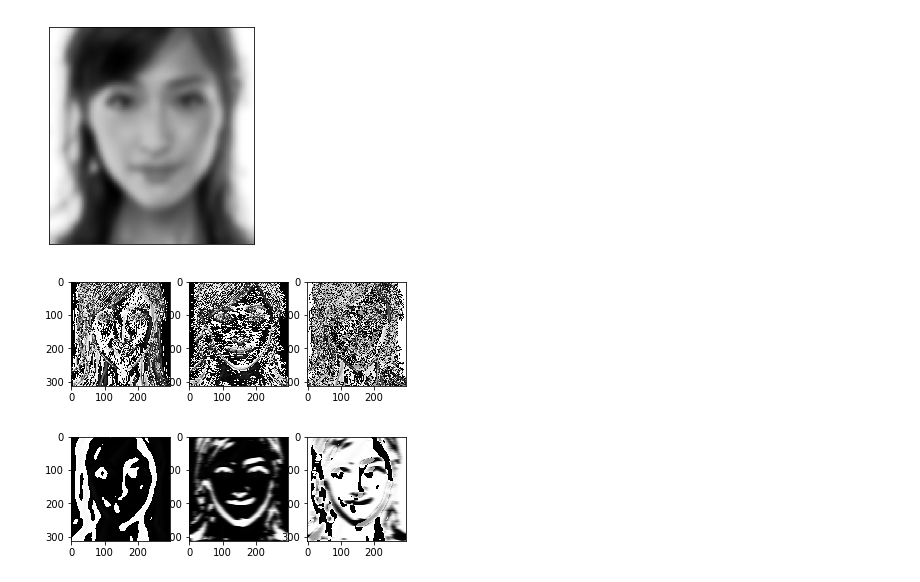
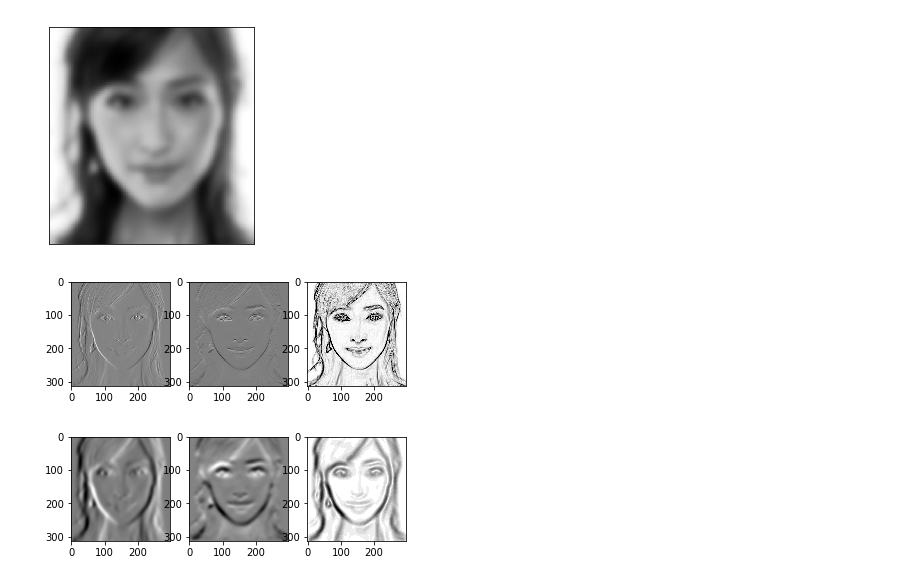
Before and after one commit to w91379137/IDSPythonScript, a Jupyter notebook: Opencv/Ch1_P6.ipynb, the cells around one changed output. Cells and saved outputs as stored; diff of their text form; code cells hidden in the pictures.

```diff
--- a/Opencv/Ch1_P6.ipynb
+++ b/Opencv/Ch1_P6.ipynb
@@ -49,9 +49,12 @@ plt.show()
 # %% [output]
 [figure]
 # %%
-imx = filters.sobel(img_gray, 1)
-imy = filters.sobel(img_gray, 0)
-img_g = np.sqrt(imx.astype(np.float) ** 2 + imy.astype(np.float) ** 2).astype(np.uint8)
+imx = filters.sobel(img_gray.astype(np.float), 1)
+imy = filters.sobel(img_gray.astype(np.float), 0)
+img_g = np.sqrt(imx.astype(np.float) ** 2 + imy.astype(np.float) ** 2)
+img_g[img_g > 255] = 255
+img_g[img_g < 0] = 0
+img_g = img_g.astype(np.uint8)
 
 plt.subplot(1, 3, 1)
 plt.imshow(imx, cmap = 'gray')
@@ -64,21 +67,24 @@ plt.imshow(255 - img_g, cmap = 'gray')
 
 plt.show()
 # %% [output]
-[figure, old version]
+[figure, new version]
 # %%
-imx = filters.gaussian_filter(img_gray, (5, 5), (0, 1))
-imy = filters.gaussian_filter(img_gray, (5, 5), (1, 0))
-img_g = np.sqrt(imx.astype(np.float) ** 2 + imy.astype(np.float) ** 2).astype(np.uint8)
+imx = filters.gaussian_filter(img_gray.astype(np.float), (5, 5), (0, 1))
+imy = filters.gaussian_filter(img_gray.astype(np.float), (5, 5), (1, 0))
+img_g = np.sqrt(imx.astype(np.float) ** 2 + imy.astype(np.float) ** 2)
+img_g[img_g > 255] = 255
+img_g[img_g < 0] = 0
+img_g = img_g.astype(np.uint8)
 
 plt.subplot(1, 3, 1)
 plt.imshow(imx, cmap = 'gray')
 
 plt.subplot(1, 3, 2)
 plt.imshow(imy, cmap = 'gray')
 
 plt.subplot(1, 3, 3)
 plt.imshow(255 - img_g, cmap = 'gray')
 
 plt.show()
 # %% [output]
-[figure, old version]
+[figure, new version]
```
Also changed, not shown: 6 other files.
